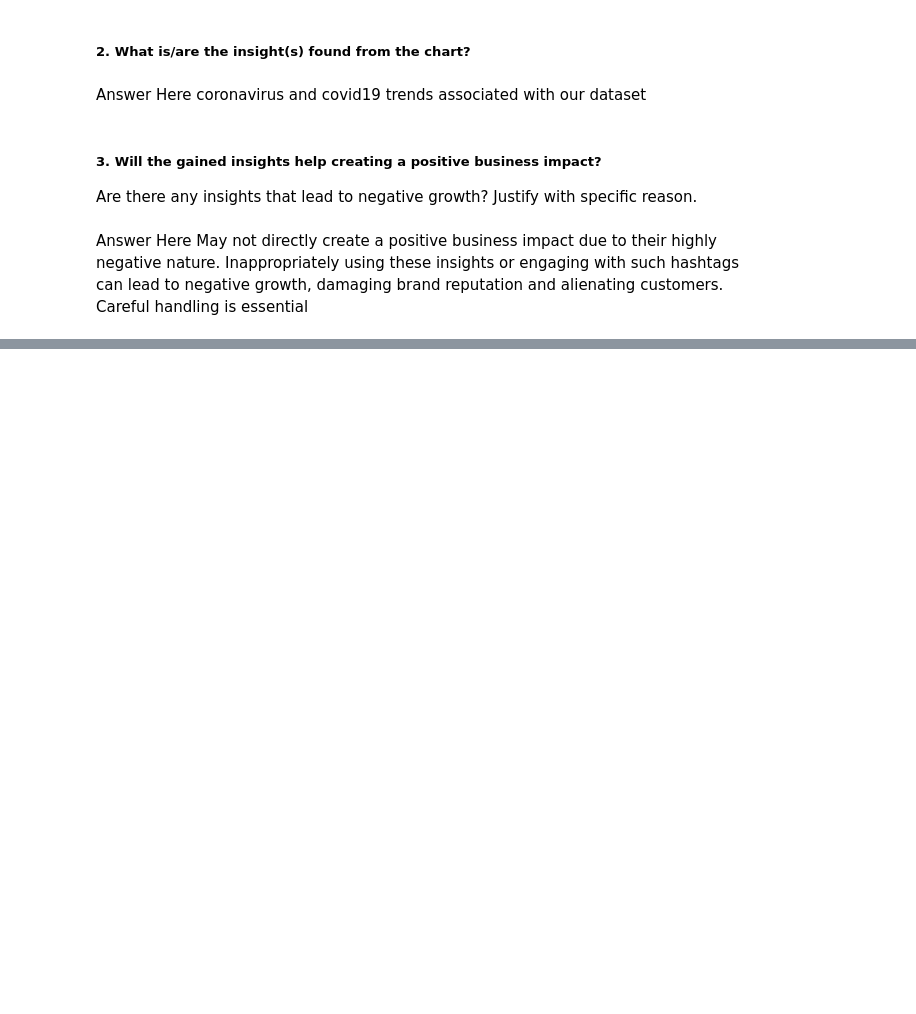
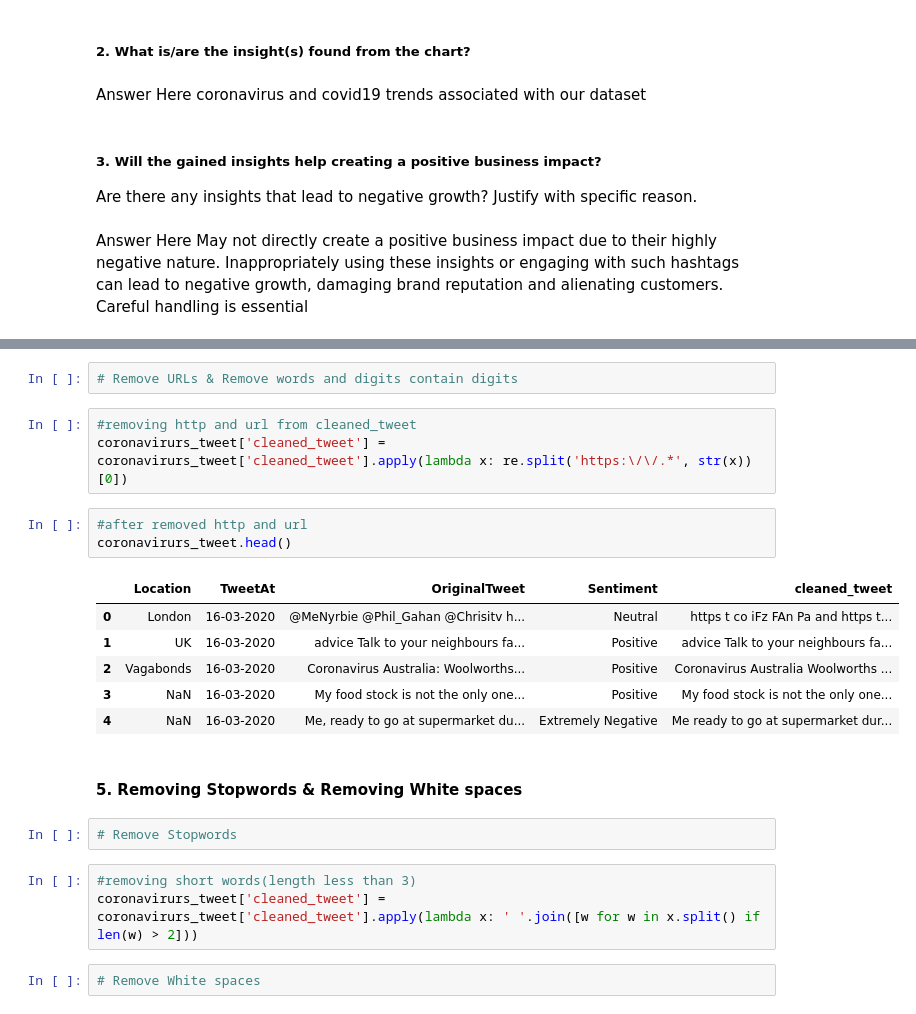
Before and after one commit to rins3005/Coronavirus_Tweet_Sentiment_Analysis_Capstone_Project, a Jupyter notebook: Rina_Patel_Coronavirus_Tweet_Sentiment_Analysis_Capstone_Project.ipynb, the cells around one changed output, grey strips where cells are left out. Cells and saved outputs as stored; diff of their text form; blank space fills up the shorter version.

```diff
--- a/Rina_Patel_Coronavirus_Tweet_Sentiment_Analysis_Capstone_Project.ipynb
+++ b/Rina_Patel_Coronavirus_Tweet_Sentiment_Analysis_Capstone_Project.ipynb
@@ -1053,0 +1100,24 @@ May not directly create a positive business impact due to their highly negative
+# %%
+# Remove URLs & Remove words and digits contain digits
+# %%
+#removing http and url from cleaned_tweet
+coronavirurs_tweet['cleaned_tweet'] = coronavirurs_tweet['cleaned_tweet'].apply(lambda x: re.split('https:\/\/.*', str(x))[0])
+# %%
+#after removed http and url
+coronavirurs_tweet.head()
+# %% [output]
+|  | Location | TweetAt | OriginalTweet | Sentiment | cleaned_tweet |
+| 0 | London | 16-03-2020 | @MeNyrbie @Phil_Gahan @Chrisitv h... | Neutral | https t co iFz FAn Pa and https t... |
+| 1 | UK | 16-03-2020 | advice Talk to your neighbours fa... | Positive | advice Talk to your neighbours fa... |
+| 2 | Vagabonds | 16-03-2020 | Coronavirus Australia: Woolworths... | Positive | Coronavirus Australia Woolworths ... |
+| 3 | NaN | 16-03-2020 | My food stock is not the only one... | Positive | My food stock is not the only one... |
+| 4 | NaN | 16-03-2020 | Me, ready to go at supermarket du... | Extremely Negative | Me ready to go at supermarket dur... |
+# %% [markdown]
+#### 5. Removing Stopwords & Removing White spaces
+# %%
+# Remove Stopwords
+# %%
+#removing short words(length less than 3)
+coronavirurs_tweet['cleaned_tweet'] = coronavirurs_tweet['cleaned_tweet'].apply(lambda x: ' '.join([w for w in x.split() if len(w) > 2]))
+# %%
+# Remove White spaces
```
Also changed, not shown: parts of 50 cells of this notebook.
